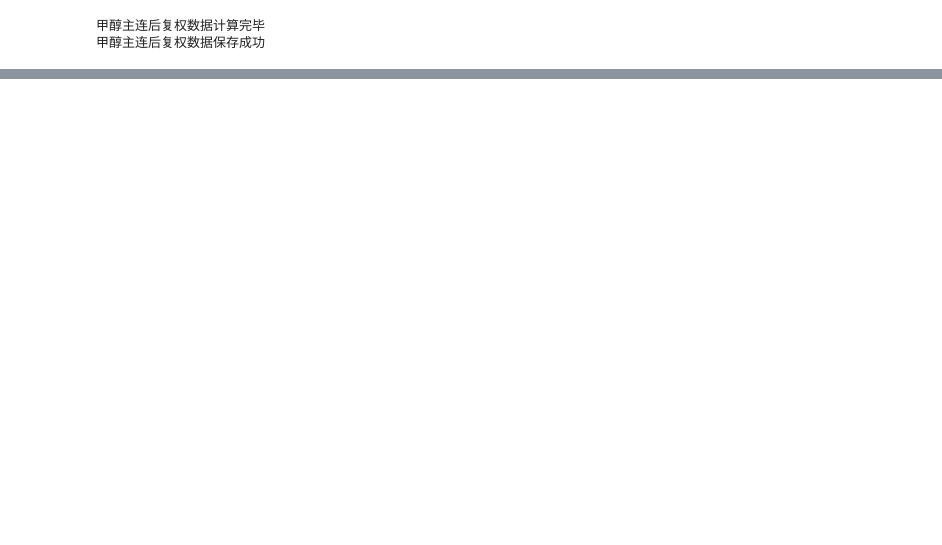
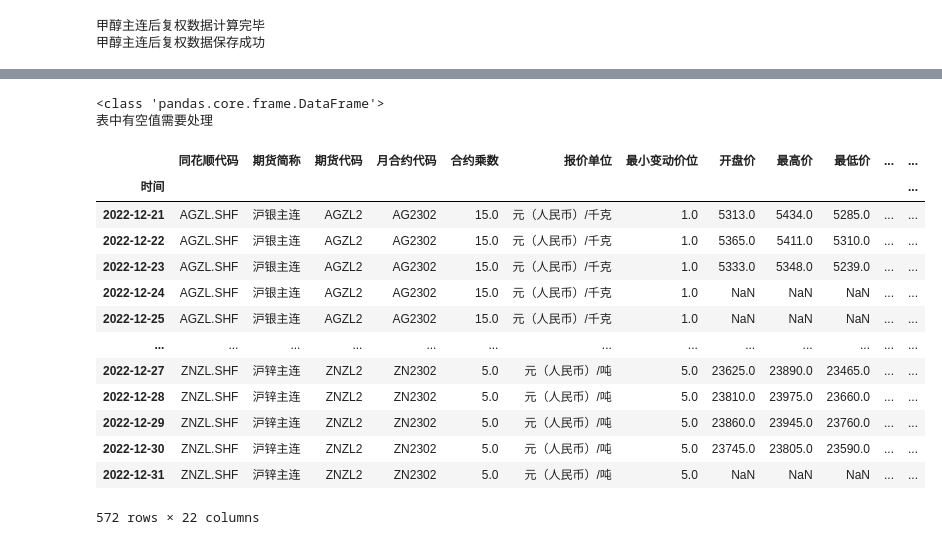
Before and after one commit to samson8964/dataprocessing, a Jupyter notebook: test.ipynb, the cells around one changed output, grey strips where cells are left out. Drawn from its saved outputs; the diff is of its cells as text; code cells hidden in the pictures; blank space fills up the shorter version.

```diff
--- a/test.ipynb
+++ b/test.ipynb
@@ -428,3 +430,20 @@ adjust_sql('甲醇')
 # %% [output]
 甲醇主连后复权数据计算完毕
 甲醇主连后复权数据保存成功
+# %%
+def ifind_process(data):
+    data.rename(columns={'time': '时间', 'thscode': '同花顺代码', 'ths_future_short_name_future': '期货简称',
+                         'ths_future_code_future': '期货代码', 'ths_month_contract_code_future': '月合约代码',
+                         'ths_contract_multiplier_product_future': '合约乘数',
+                         'ths_pricing_unit_future': '报价单位', 'ths_mini_chg_price_future': '最小变动价位',
+                         'ths_open_price_future': '开盘价', 'ths_high_price_future': '最高价',
+                         'ths_low_future': '最低价', 'ths_close_price_future': '收盘价',
+                         'ths_settle_future': '结算价', 'ths_vol_future': '成交量',
+                         'ths_open_interest_future': '持仓量', 'ths_td_unit_future': '交易单位',
+                         'ths_basis_future': '基差', 'ths_basis_trading_rate_future': '基差率',
+                         'ths_spot_price_name_future': '现货名称', 'ths_spot_price_future': '现货价格',
+                         'ths_position_amount_future': '沉淀资金', 'ths_capital_flow_future': '资金流向',
+                         'ths_reg_warehouse_receipts_num_future': '注册仓单'}, inplace=True)
+    data.set_index(keys='时间', inplace=True)
+    data.index = pd.to_datetime(data.index)
+    return data
@@ -430,0 +452,20 @@ adjust_sql('甲醇')
+# %%
+def fetch_raw_data(start='', end='', table=''):
+    # 使用 iFind 或其他方法获取原始数据
+    engine = create_engine(
+        'mysql+pymysql://zc99617224:44263203@database-1.c1n6uzso3si0.rds.cn-north-1.amazonaws.com.cn:3306/trendfollow')
+    THS_iFinDLogin('dmzb026', '923035')
+    data = THS_DS(
+        'AGZL.SHF,ALZL.SHF,APZL.CZC,AUZL.SHF,AZL.DCE,BUZL.SHF,BZL.DCE,CFZL.CZC,CJZL.CZC,CSZL.DCE,CUZL.SHF,CYZL.CZC,CZL.DCE,EBZL.DCE,EGZL.DCE,FGZL.CZC,FUZL.SHF,HCZL.SHF,IZL.DCE,JDZL.DCE,JMZL.DCE,JZL.DCE,LHZL.DCE,LUZL.SHF,LZL.DCE,MAZL.CZC,MZL.DCE,NIZL.SHF,OIZL.CZC,PBZL.SHF,PGZL.DCE,PKZL.CZC,PPZL.DCE,PZL.DCE,RBZL.SHF,RMZL.CZC,RSZL.CZC,RUZL.SHF,SAZL.CZC,SCZL.SHF,SFZL.CZC,SIZL.GFE,SMZL.CZC,SNZL.SHF,SPZL.SHF,SRZL.CZC,SSZL.SHF,TAZL.CZC,URZL.CZC,VZL.DCE,YZL.DCE,ZNZL.SHF',
+        'ths_future_short_name_future;ths_future_code_future;ths_month_contract_code_future;ths_contract_multiplier_product_future;ths_pricing_unit_future;ths_mini_chg_price_future;ths_open_price_future;ths_high_price_future;ths_low_future;ths_close_price_future;ths_settle_future;ths_vol_future;ths_open_interest_future;ths_td_unit_future;ths_basis_future;ths_basis_trading_rate_future;ths_spot_price_name_future;ths_spot_price_future;ths_position_amount_future;ths_capital_flow_future;ths_reg_warehouse_receipts_num_future',
+        ';;;;;;;;;;;;;;;;;;;;', 'Days:Alldays,Fill:Blank', '{}'.format(start), '{}'.format(end), 'format:dataframe')
+    raw_data = data.data
+    print(type(data.data))
+    raw_data = ifind_process(raw_data)
+    if raw_data.isnull().sum().sum() > 0:
+        print('表中有空值需要处理')
+    raw_data.to_sql(name='{}'.format(table), con=engine, if_exists='append', chunksize=20000)
+    THS_iFinDLogout()
+    engine.dispose()
+
+    return raw_data
@@ -430,0 +540,19 @@ adjust_sql('甲醇')
+# %%
+fetch_raw_data(start='20221221', end='20221231', table='全市场行情现货数据')
+# %% [output]
+<class 'pandas.core.frame.DataFrame'>
+表中有空值需要处理
+|  | 同花顺代码 | 期货简称 | 期货代码 | 月合约代码 | 合约乘数 | 报价单位 | 最小变动价位 | 开盘价 | 最高价 | 最低价 | ... | ... |
+| 时间 |  |  |  |  |  |  |  |  |  |  |  | ... |
+| 2022-12-21 | AGZL.SHF | 沪银主连 | AGZL2 | AG2302 | 15.0 | 元（人民币）/千克 | 1.0 | 5313.0 | 5434.0 | 5285.0 | ... | ... |
+| 2022-12-22 | AGZL.SHF | 沪银主连 | AGZL2 | AG2302 | 15.0 | 元（人民币）/千克 | 1.0 | 5365.0 | 5411.0 | 5310.0 | ... | ... |
+| 2022-12-23 | AGZL.SHF | 沪银主连 | AGZL2 | AG2302 | 15.0 | 元（人民币）/千克 | 1.0 | 5333.0 | 5348.0 | 5239.0 | ... | ... |
+| 2022-12-24 | AGZL.SHF | 沪银主连 | AGZL2 | AG2302 | 15.0 | 元（人民币）/千克 | 1.0 | NaN | NaN | NaN | ... | ... |
+| 2022-12-25 | AGZL.SHF | 沪银主连 | AGZL2 | AG2302 | 15.0 | 元（人民币）/千克 | 1.0 | NaN | NaN | NaN | ... | ... |
+| ... | ... | ... | ... | ... | ... | ... | ... | ... | ... | ... | ... | ... |
+| 2022-12-27 | ZNZL.SHF | 沪锌主连 | ZNZL2 | ZN2302 | 5.0 | 元（人民币）/吨 | 5.0 | 23625.0 | 23890.0 | 23465.0 | ... | ... |
+| 2022-12-28 | ZNZL.SHF | 沪锌主连 | ZNZL2 | ZN2302 | 5.0 | 元（人民币）/吨 | 5.0 | 23810.0 | 23975.0 | 23660.0 | ... | ... |
+| 2022-12-29 | ZNZL.SHF | 沪锌主连 | ZNZL2 | ZN2302 | 5.0 | 元（人民币）/吨 | 5.0 | 23860.0 | 23945.0 | 23760.0 | ... | ... |
+| 2022-12-30 | ZNZL.SHF | 沪锌主连 | ZNZL2 | ZN2302 | 5.0 | 元（人民币）/吨 | 5.0 | 23745.0 | 23805.0 | 23590.0 | ... | ... |
+| 2022-12-31 | ZNZL.SHF | 沪锌主连 | ZNZL2 | ZN2302 | 5.0 | 元（人民币）/吨 | 5.0 | NaN | NaN | NaN | ... | ... |
+572 rows × 22 columns
```
Also changed, not shown: parts of 8 cells of this notebook, 2 other files.
